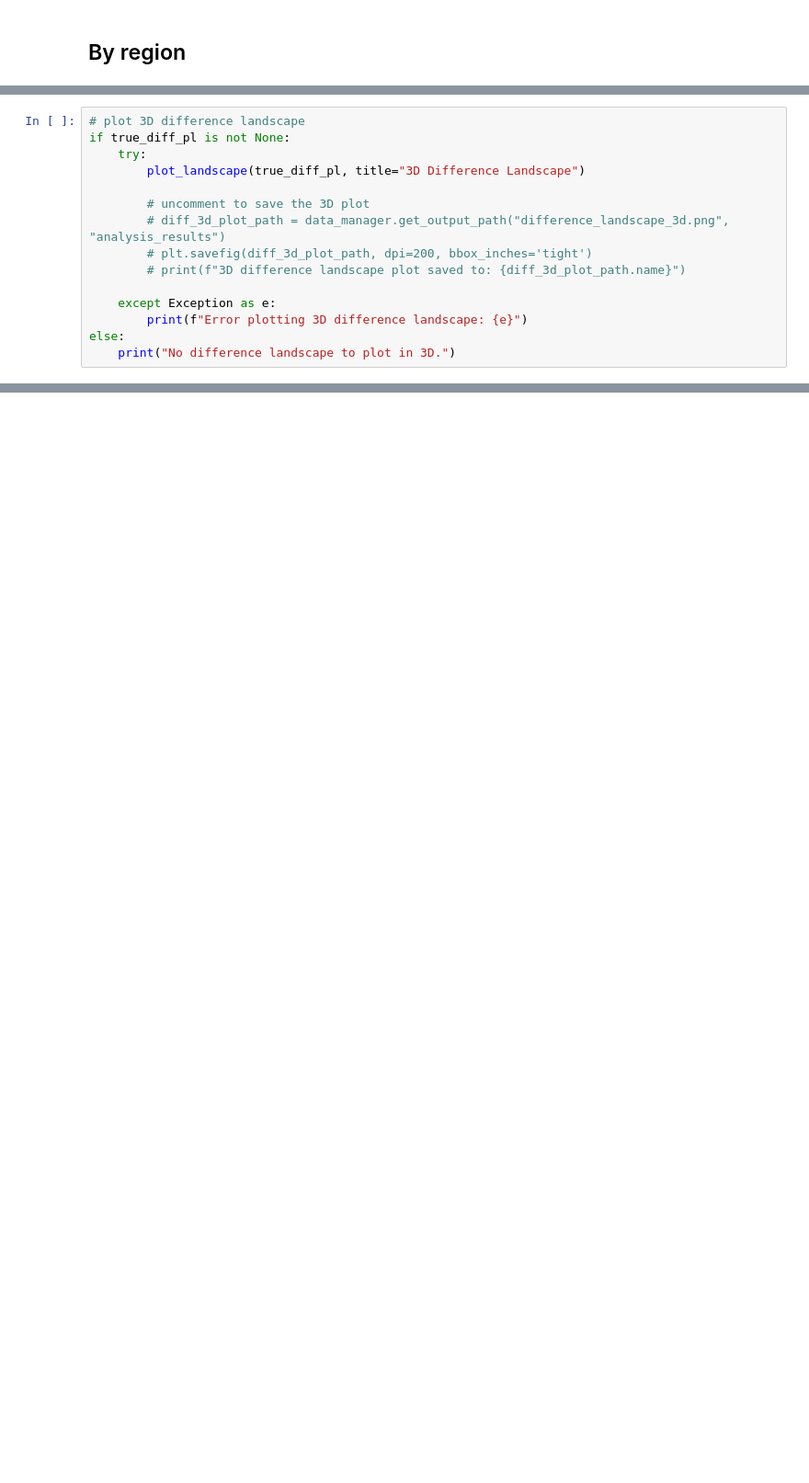
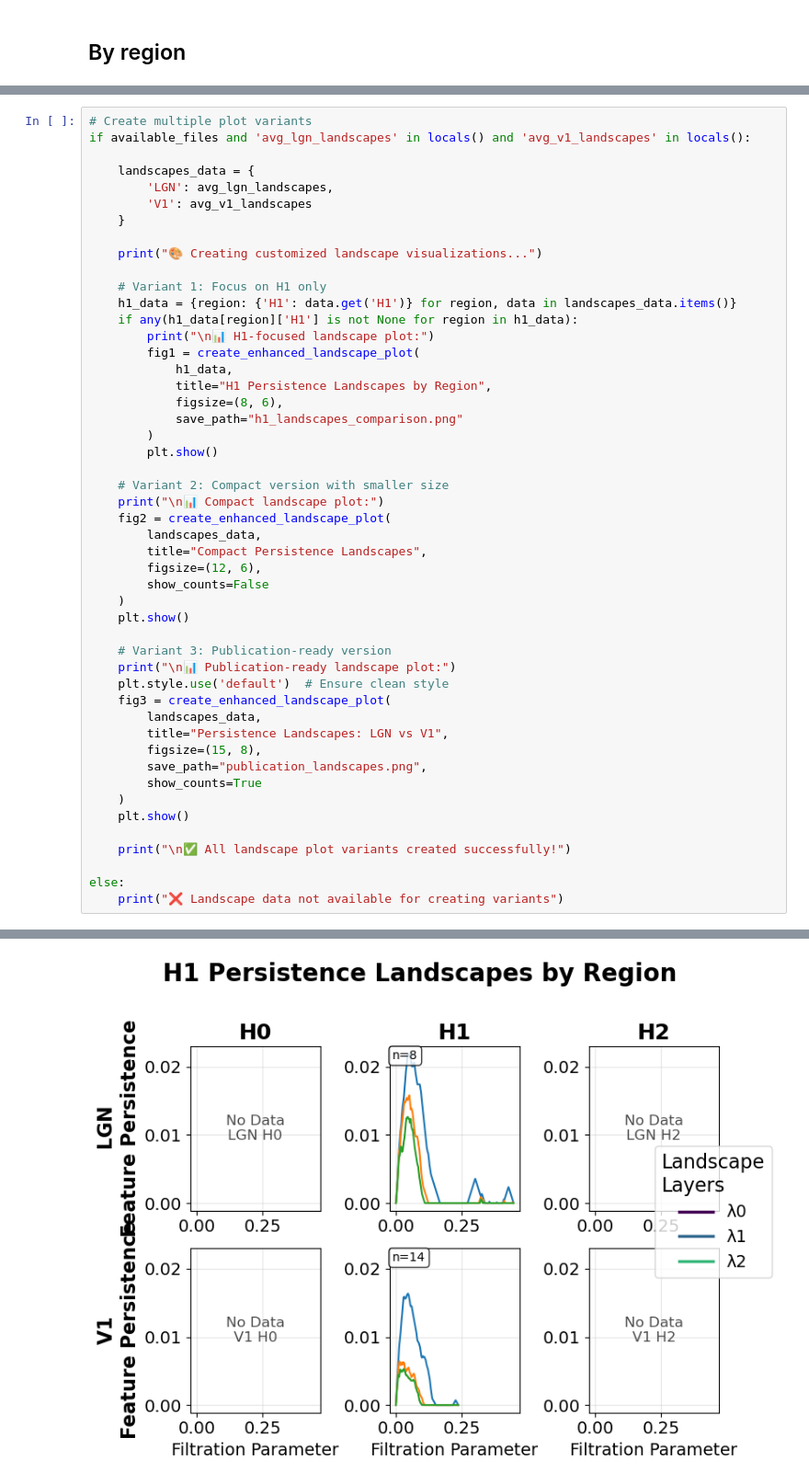
Before and after one commit to emilyekstrum/TDA, a Jupyter notebook: notebooks/04_persistence_landscapes.ipynb, the cells around one changed output, grey strips where cells are left out. Shown at 92% size. Saved outputs shown, nothing was run; the diff lists cells and outputs as text; blank space fills up the shorter version.

Commit message:
add analysis plots

```diff
--- a/notebooks/04_persistence_landscapes.ipynb
+++ b/notebooks/04_persistence_landscapes.ipynb
@@ -503,15 +303,0 @@ else:
-# %%
-# plot 3D difference landscape
-if true_diff_pl is not None:
-    try:
-        plot_landscape(true_diff_pl, title="3D Difference Landscape")
-
-        # uncomment to save the 3D plot
-        # diff_3d_plot_path = data_manager.get_output_path("difference_landscape_3d.png", "analysis_results")
-        # plt.savefig(diff_3d_plot_path, dpi=200, bbox_inches='tight')
-        # print(f"3D difference landscape plot saved to: {diff_3d_plot_path.name}")
-
-    except Exception as e:
-        print(f"Error plotting 3D difference landscape: {e}")
-else:
-    print("No difference landscape to plot in 3D.")
@@ -834,0 +518,50 @@ Test different dimensions and stimuli combinations:
+# %%
+# Create multiple plot variants
+if available_files and 'avg_lgn_landscapes' in locals() and 'avg_v1_landscapes' in locals():
+
+    landscapes_data = {
+        'LGN': avg_lgn_landscapes,
+        'V1': avg_v1_landscapes
+    }
+
+    print("🎨 Creating customized landscape visualizations...")
+
+    # Variant 1: Focus on H1 only
+    h1_data = {region: {'H1': data.get('H1')} for region, data in landscapes_data.items()}
+    if any(h1_data[region]['H1'] is not None for region in h1_data):
+        print("\n📊 H1-focused landscape plot:")
+        fig1 = create_enhanced_landscape_plot(
+            h1_data,
+            title="H1 Persistence Landscapes by Region",
+            figsize=(8, 6),
+            save_path="h1_landscapes_comparison.png"
+        )
+        plt.show()
+
+    # Variant 2: Compact version with smaller size
+    print("\n📊 Compact landscape plot:")
+    fig2 = create_enhanced_landscape_plot(
+        landscapes_data,
+        title="Compact Persistence Landscapes",
+        figsize=(12, 6),
+        show_counts=False
+    )
+    plt.show()
+
+    # Variant 3: Publication-ready version
+    print("\n📊 Publication-ready landscape plot:")
+    plt.style.use('default')  # Ensure clean style
+    fig3 = create_enhanced_landscape_plot(
+        landscapes_data,
+        title="Persistence Landscapes: LGN vs V1",
+        figsize=(15, 8),
+        save_path="publication_landscapes.png",
+        show_counts=True
+    )
+    plt.show()
+
+    print("\n✅ All landscape plot variants created successfully!")
+
+else:
+    print("❌ Landscape data not available for creating variants")
+# %% [output]
@@ -834,0 +573 @@ Test different dimensions and stimuli combinations:
+[figure, added]
```
Also changed, not shown: parts of 22 cells of this notebook.
